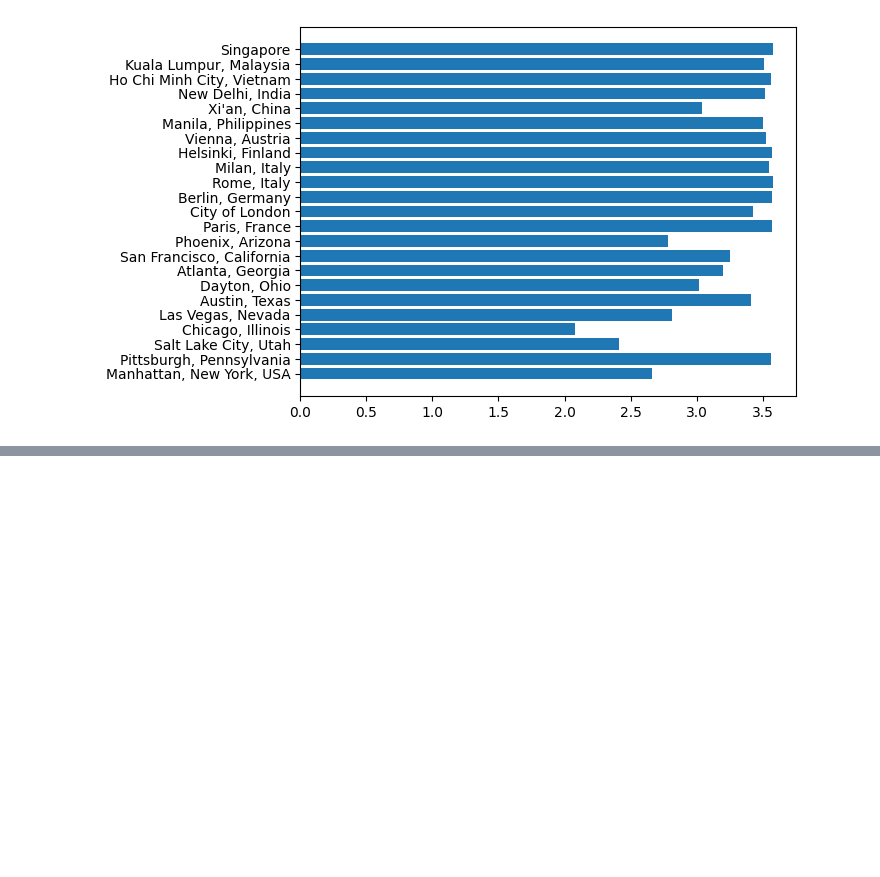
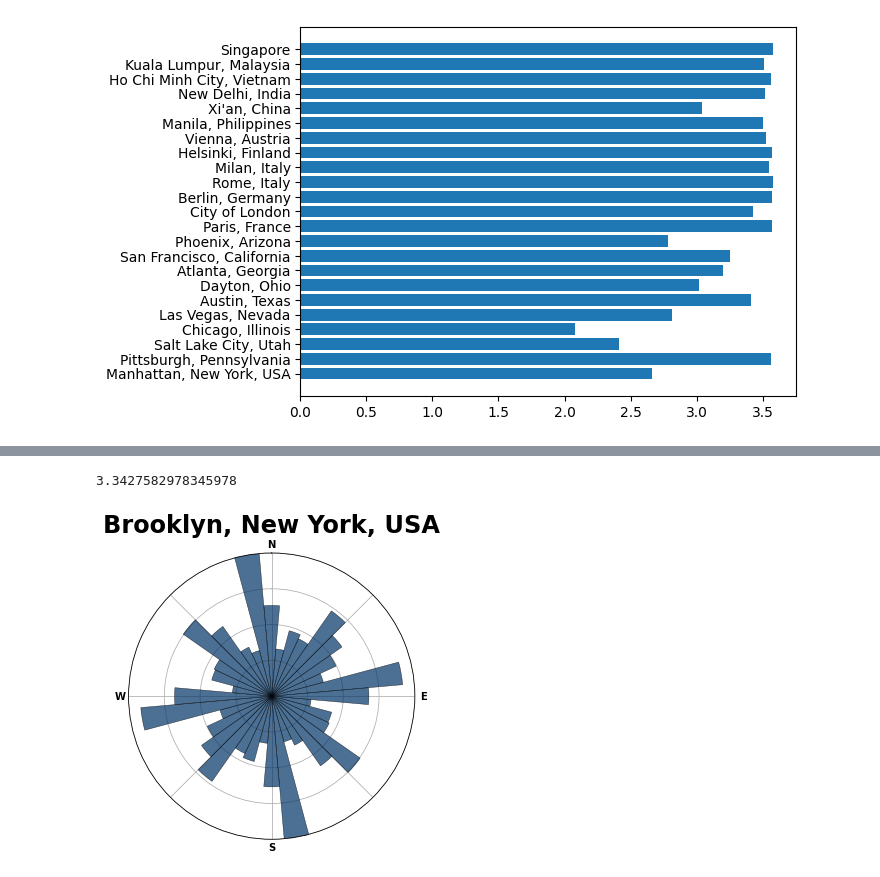
Before and after one commit to jzh001/medium, a Jupyter notebook: Road Bearings.ipynb, the cells around one changed output, grey strips where cells are left out. Cells and saved outputs as stored; diff of their text form; code cells hidden in the pictures; blank space fills up the shorter version.

```diff
--- a/Road Bearings.ipynb
+++ b/Road Bearings.ipynb
@@ -75,0 +81,5 @@ plt.barh(list(bearingEntropy.keys()), bearingEntropy.values())
+# %%
+getRoadBearings("Brooklyn, New York, USA")
+# %% [output]
+3.3427582978345978
+[figure, added]
```
Also changed, not shown: parts of 9 cells of this notebook.
